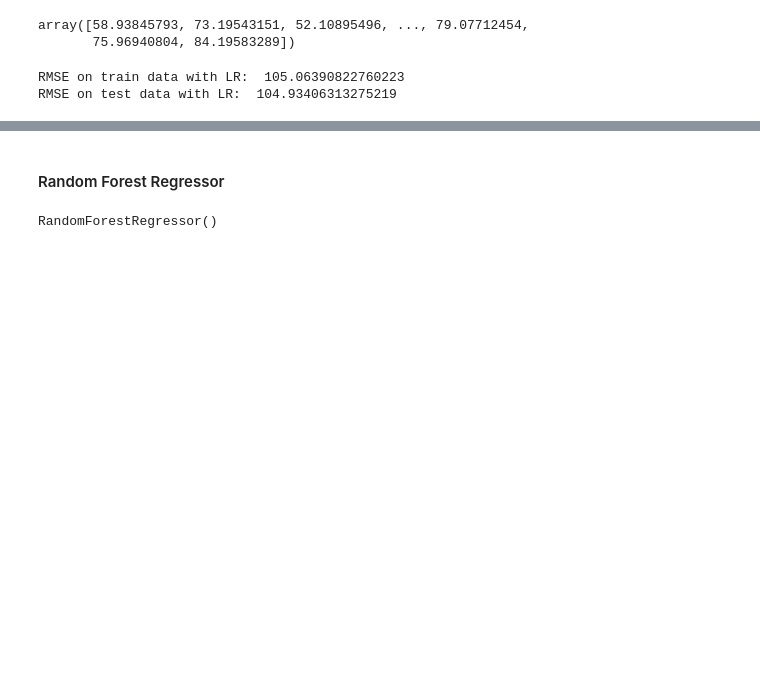
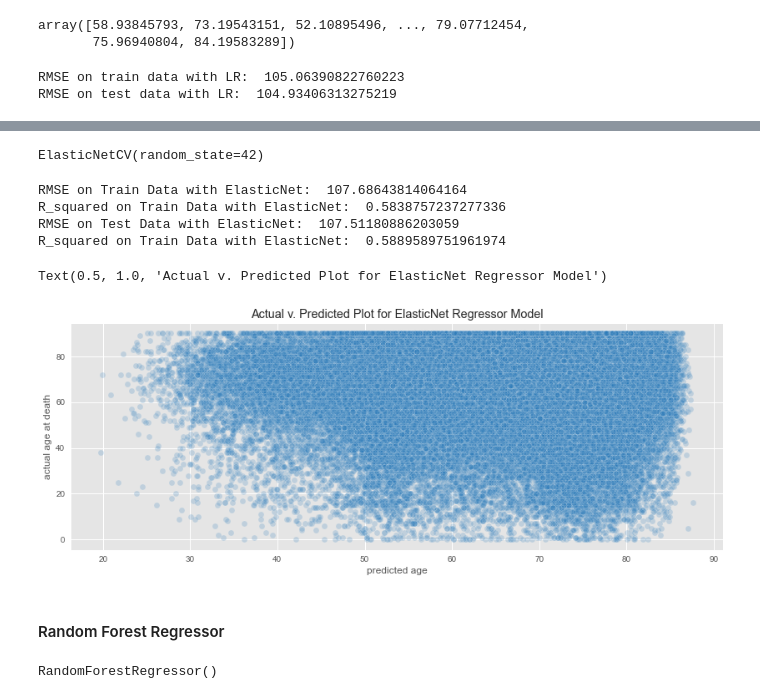
Before and after one commit to beckyepeters/life-expectancy-predictions, a Jupyter notebook: NLMS.ipynb, the cells around one changed output, grey strips where cells are left out. Saved outputs shown, nothing was run; the diff lists cells and outputs as text; code cells hidden in the pictures; blank space fills up the shorter version.

```diff
--- a/NLMS.ipynb
+++ b/NLMS.ipynb
@@ -463,0 +517,6 @@ ax.set_title('Residuals Plot for Linear Regression');
+# %%
+model_en.fit(X_train, y_train)
+# %% [output]
+ElasticNetCV(random_state=42)
+# %%
+predict_train_en = model_en.predict(X_train)
@@ -464,3 +525,23 @@ ax.set_title('Residuals Plot for Linear Regression');
+# %%
+print('RMSE on Train Data with ElasticNet: ', mean_squared_error(y_train, predict_train_en))
+print('R_squared on Train Data with ElasticNet: ', r2_score(y_train, predict_train_en))
+
+print('RMSE on Test Data with ElasticNet: ', mean_squared_error(y_test, predict_test_en))
+print('R_squared on Train Data with ElasticNet: ', r2_score(y_test, predict_test_en))
+# %% [output]
+RMSE on Train Data with ElasticNet:  107.68643814064164
+R_squared on Train Data with ElasticNet:  0.5838757237277336
+RMSE on Test Data with ElasticNet:  107.51180886203059
+R_squared on Train Data with ElasticNet:  0.5889589751961974
+# %%
+fig, ax = plt.subplots(figsize=(14, 5))
+sns.scatterplot(predict_train_en, dec_label_train, ax=ax, alpha=0.2, color='#2b7bba');
+ax.set_xlabel('predicted age')
+ax.set_ylabel('actual age at death')
+ax.set_title('Actual v. Predicted Plot for ElasticNet Regressor Model')
+# %% [output]
+Text(0.5, 1.0, 'Actual v. Predicted Plot for ElasticNet Regressor Model')
+[figure, added]
 # %% [markdown]
 #### Random Forest Regressor
 # %%
```
Also changed, not shown: parts of 36 cells of this notebook, 7 other files.
